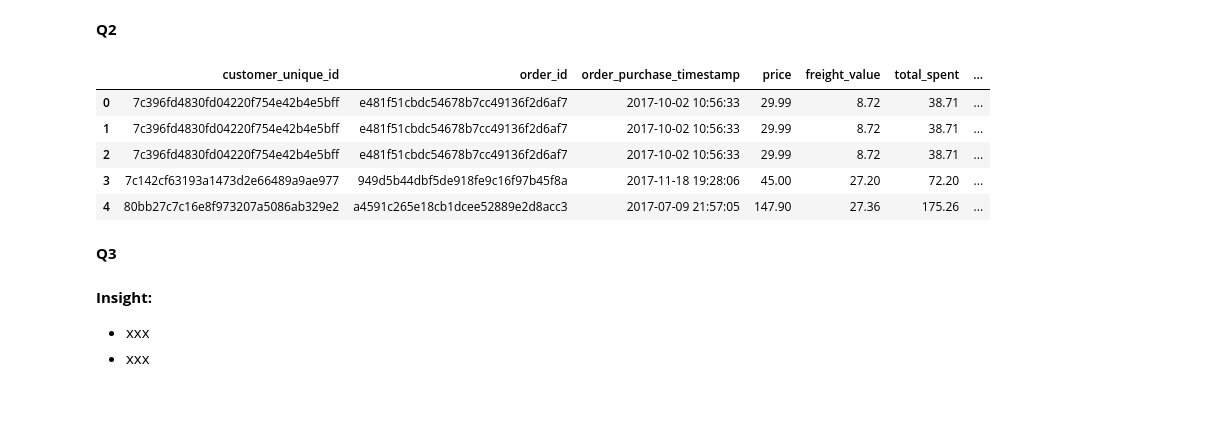
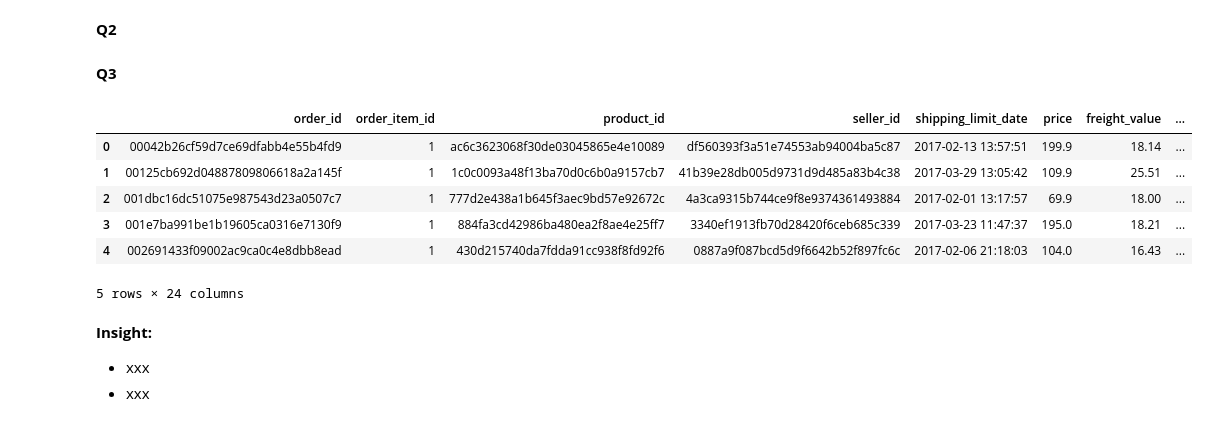
Before and after one commit to faarismuda/E-commerce-Analysis, a Jupyter notebook: Proyek Analisis Data Dicoding - Faaris Muda Dwi Nugraha.ipynb, the cells around one changed output. Saved outputs shown, nothing was run; the diff lists cells and outputs as text; code cells hidden in the pictures.

```diff
--- a/Proyek Analisis Data Dicoding - Faaris Muda Dwi Nugraha.ipynb
+++ b/Proyek Analisis Data Dicoding - Faaris Muda Dwi Nugraha.ipynb
@@ -156,18 +144,53 @@ data_q2 = data_q2[['customer_unique_id', 'order_id', 'order_purchase_timestamp',
                                'payment_value', 'payment_type']]
 
 # Simpan dataset ke CSV
-data_q2.to_csv('combined_dataset_2017.csv', index=False)
+data_q2.to_csv('data_q2.csv', index=False)
 
 data_q2.head()
-# %% [output]
-|  | customer_unique_id | order_id | order_purchase_timestamp | price | freight_value | total_spent | ... |
-| 0 | 7c396fd4830fd04220f754e42b4e5bff | e481f51cbdc54678b7cc49136f2d6af7 | 2017-10-02 10:56:33 | 29.99 | 8.72 | 38.71 | ... |
-| 1 | 7c396fd4830fd04220f754e42b4e5bff | e481f51cbdc54678b7cc49136f2d6af7 | 2017-10-02 10:56:33 | 29.99 | 8.72 | 38.71 | ... |
-| 2 | 7c396fd4830fd04220f754e42b4e5bff | e481f51cbdc54678b7cc49136f2d6af7 | 2017-10-02 10:56:33 | 29.99 | 8.72 | 38.71 | ... |
-| 3 | 7c142cf63193a1473d2e66489a9ae977 | 949d5b44dbf5de918fe9c16f97b45f8a | 2017-11-18 19:28:06 | 45.00 | 27.20 | 72.20 | ... |
-| 4 | 80bb27c7c16e8f973207a5086ab329e2 | a4591c265e18cb1dcee52889e2d8acc3 | 2017-07-09 21:57:05 | 147.90 | 27.36 | 175.26 | ... |
 # %% [markdown]
 **Q3**
+# %%
+# Filter orders untuk Q1 2017 (1 Januari 2017 - 31 Maret 2017)
+orders['order_purchase_timestamp'] = pd.to_datetime(orders['order_purchase_timestamp'])
+orders_q1_2017 = orders[
+    (orders['order_purchase_timestamp'] >= '2017-01-01') &
+    (orders['order_purchase_timestamp'] <= '2017-03-31')
+]
+
+# Gabungkan orders dengan order_items berdasarkan order_id
+data_q3 = pd.merge(order_items, orders_q1_2017, on="order_id", how="inner")
+
+# Gabungkan dengan products untuk menambahkan informasi kategori produk
+data_q3 = pd.merge(data_q3, products, on="product_id", how="left")
+
+# Gabungkan dengan product_category_name_translation untuk nama kategori dalam bahasa Inggris
+data_q3 = pd.merge(
+    data_q3,
+    product_category_name_translation,
+    on="product_category_name",
+    how="left"
+)
+
+# Gabungkan dengan order_reviews untuk menambahkan skor ulasan (indikator pengembalian)
+data_q3 = pd.merge(
+    data_q3,
+    order_reviews[['order_id', 'review_score']],
+    on="order_id",
+    how="left"
+)
+
+# Simpan dataset ke CSV
+data_q3.to_csv('data_q3.csv', index=False)
+
+data_q3.head()
+# %% [output]
+|  | order_id | order_item_id | product_id | seller_id | shipping_limit_date | price | freight_value | ... |
+| 0 | 00042b26cf59d7ce69dfabb4e55b4fd9 | 1 | ac6c3623068f30de03045865e4e10089 | df560393f3a51e74553ab94004ba5c87 | 2017-02-13 13:57:51 | 199.9 | 18.14 | ... |
+| 1 | 00125cb692d04887809806618a2a145f | 1 | 1c0c0093a48f13ba70d0c6b0a9157cb7 | 41b39e28db005d9731d9d485a83b4c38 | 2017-03-29 13:05:42 | 109.9 | 25.51 | ... |
+| 2 | 001dbc16dc51075e987543d23a0507c7 | 1 | 777d2e438a1b645f3aec9bd57e92672c | 4a3ca9315b744ce9f8e9374361493884 | 2017-02-01 13:17:57 | 69.9 | 18.00 | ... |
+| 3 | 001e7ba991be1b19605ca0316e7130f9 | 1 | 884fa3cd42986ba480ea2f8ae4e25ff7 | 3340ef1913fb70d28420f6ceb685c339 | 2017-03-23 11:47:37 | 195.0 | 18.21 | ... |
+| 4 | 002691433f09002ac9ca0c4e8dbb8ead | 1 | 430d215740da7fdda91cc938f8fd92f6 | 0887a9f087bcd5d9f6642b52f897fc6c | 2017-02-06 21:18:03 | 104.0 | 16.43 | ... |
+5 rows × 24 columns
 # %% [markdown]
 **Insight:**
 - xxx
```
Also changed, not shown: parts of 15 cells of this notebook.
